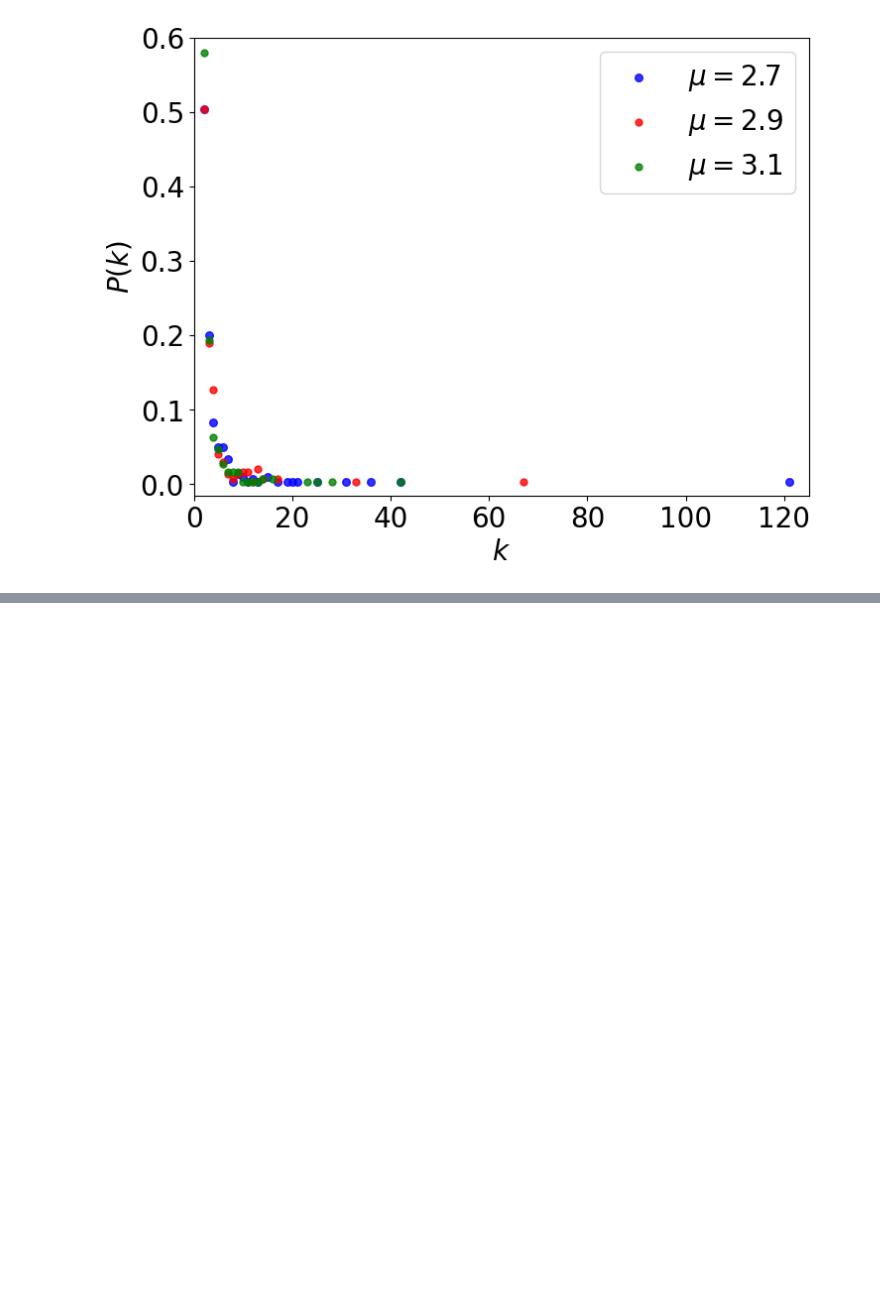
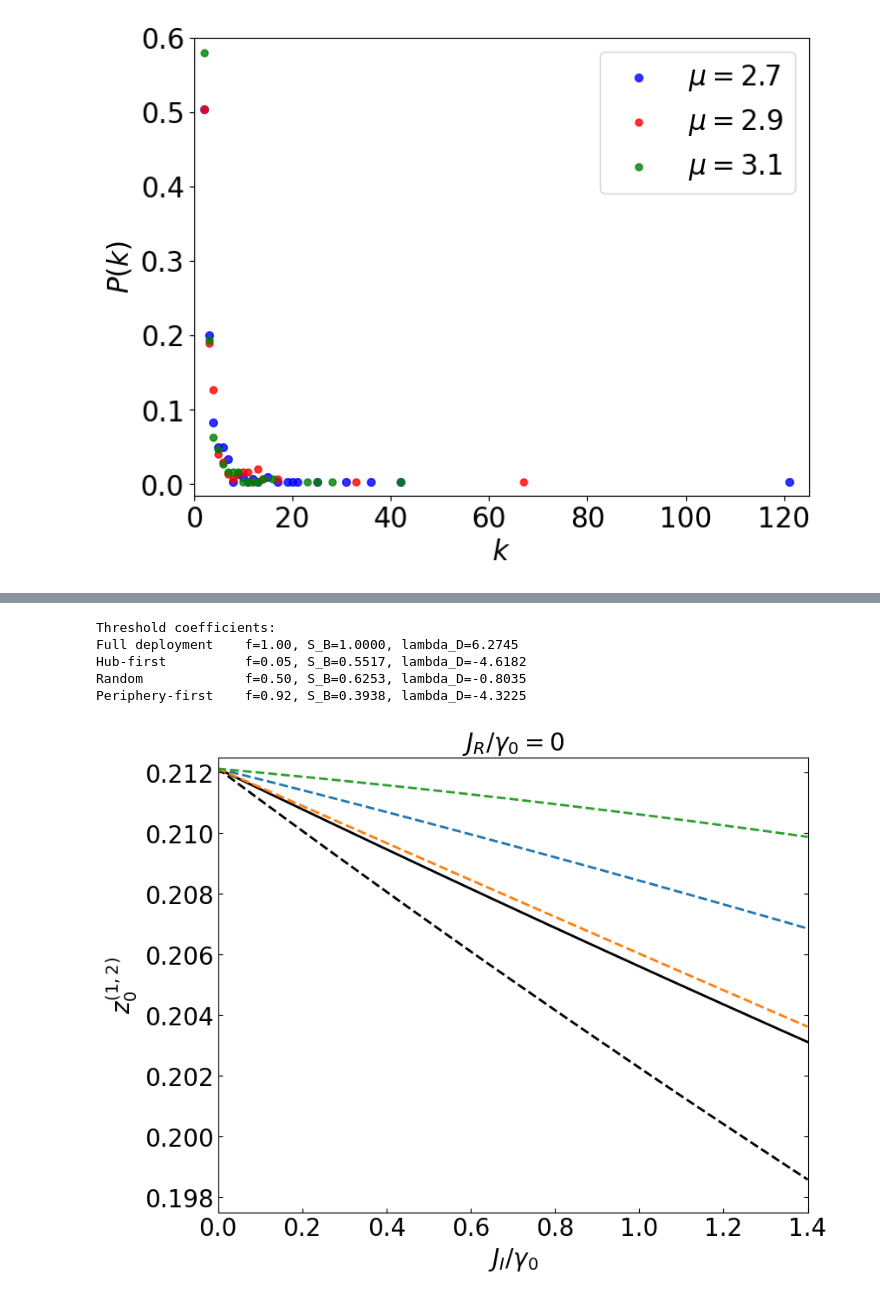
Before and after one commit to PVZ-creator/AI-strategies, a Jupyter notebook: Modeling_AI_strategies.ipynb, the cells around one changed output, grey strips where cells are left out. Cells and saved outputs as stored; diff of their text form; code cells hidden in the pictures; blank space fills up the shorter version.

```diff
--- a/Modeling_AI_strategies.ipynb
+++ b/Modeling_AI_strategies.ipynb
@@ -645,0 +1001,74 @@ plt.show()
+# %%
+# Threshold calculation for J_R/gamma_0 = 0
+threshold_nodes = sorted(G.nodes(), key=lambda node: (0, int(node)) if str(node).lstrip("-").isdigit() else (1, str(node)))
+threshold_A = nx.to_numpy_array(G, nodelist=threshold_nodes, dtype=float)
+threshold_degrees = np.array([G.degree(node) for node in threshold_nodes], dtype=float)
+threshold_eigenvalues, threshold_eigenvectors = np.linalg.eigh(threshold_A)
+threshold_lam1, threshold_lam2 = float(threshold_eigenvalues[-1]), float(threshold_eigenvalues[-2])
+threshold_u = np.real(threshold_eigenvectors[:, -1])
+if np.sum(threshold_u) < 0.0: threshold_u = -threshold_u
+threshold_u /= np.linalg.norm(threshold_u)
+
+threshold_specs = {"Hub-first": (0.05, "tab:blue"), "Random": (0.50, "tab:orange"), "Periphery-first": (0.92, "tab:green")}
+threshold_configurations = {}
+threshold_seed = 7
+
+for name, (fraction, color) in threshold_specs.items():
+    N0_threshold = int(round(fraction*len(threshold_nodes)))
+    if name == "Hub-first": indices = np.argsort(-threshold_degrees, kind="stable")[:N0_threshold]
+    elif name == "Random": indices = np.random.default_rng(threshold_seed).permutation(len(threshold_nodes))[:N0_threshold]
+    else: indices = np.argsort(threshold_degrees, kind="stable")[:N0_threshold]
+
+    eps = np.zeros(len(threshold_nodes), dtype=float)
+    eps[indices] = 1.0
+    S_B, c1, d1, Delta_eps = compute_overlaps(eps, threshold_u)
+    q_D = (eps*threshold_u-S_B*threshold_u)/c1
+    q_D /= np.linalg.norm(q_D)
+    threshold_configurations[name] = {"f": fraction, "S_B": float(S_B), "c1": float(c1), "d1": float(d1), "lambda_D": float(q_D@threshold_A@q_D), "color": color}
+
+threshold_configurations["Full deployment"] = {"f": 1.0, "S_B": 1.0, "c1": 0.0, "d1": 1.0, "lambda_D": threshold_lam2, "color": "black"}
+threshold_order = ["Full deployment", "Hub-first", "Random", "Periphery-first"]
+threshold_JI_values = np.linspace(-1.4, 1.4, 2001)
+threshold_GKSL_limit = 1.0-4.0*threshold_lam1*np.abs(threshold_JI_values)/gamma_plus
+
+J_R_threshold = 0.0
+Rmax_threshold = max(C, Gamma, gamma_plus, abs(M), abs(J_R_threshold)*threshold_lam1, np.max(np.abs(threshold_JI_values))*threshold_lam1)
+assert kappa/Rmax_threshold >= 100.0, f"Adiabatic condition fails for J_R={J_R_threshold}"
+threshold_data_JR0 = {}
+
+for name, item in threshold_configurations.items():
+    pairs = np.array([extract_two_roots(get_roots(item["S_B"], item["c1"], item["d1"], J_R_threshold, J_I_threshold, C, M, Gamma, threshold_lam1, item["lambda_D"])) for J_I_threshold in threshold_JI_values], dtype=float)
+    z1, z2 = pairs[:, 0], pairs[:, 1]
+    valid = np.isfinite(z1) & np.isfinite(z2) & (z1 > 0.0) & (z2 > 0.0) & (z1 <= 1.0) & (z2 <= 1.0) & (z1 <= threshold_GKSL_limit+1.0e-12) & (z2 <= threshold_GKSL_limit+1.0e-12)
+    threshold_data_JR0[name] = {"z1": z1, "z2": z2, "valid": valid}
+
+print("Threshold coefficients:")
+for name in threshold_order:
+    item = threshold_configurations[name]
+    print(f"{name:<18} f={item['f']:.2f}, S_B={item['S_B']:.4f}, lambda_D={item['lambda_D']:.4f}")
+
+strategy_handles = [Line2D([0], [0], color=threshold_configurations[name]["color"], linewidth=2.2, label=(r"Full deployment ($f=1$)" if name == "Full deployment" else rf"{name} ($f={threshold_configurations[name]['f']:.2f}$)")) for name in threshold_order]
+threshold_handles = [Line2D([0], [0], color="0.25", linestyle="--", linewidth=2.0, label=r"$z_0^{(1)}$"), Line2D([0], [0], color="0.25", linestyle="-", linewidth=2.0, label=r"$z_0^{(2)}$")]
+
+plot, ax = plt.subplots(figsize=(8, 7))
+plot.subplots_adjust(left=0.13, right=0.98, bottom=0.15, top=0.90)
+
+for name in threshold_order:
+    data = threshold_data_JR0[name]
+    ax.plot(threshold_JI_values, data["z1"], color=threshold_configurations[name]["color"], linestyle="--", linewidth=2.0)
+    ax.plot(threshold_JI_values, data["z2"], color=threshold_configurations[name]["color"], linestyle="-", linewidth=2.0)
+
+ax.set_xlim(0.0, 1.4)
+ax.set_ylim(0.1975, 0.2125)
+ax.set_xlabel(r"$J_I/\gamma_0$", fontsize=20)
+ax.set_ylabel(r"$z_0^{(1,2)}$", fontsize=20)
+ax.set_title(r"$J_R/\gamma_0=0$", fontsize=20)
+ax.tick_params(direction="in", top=False, right=True, labelsize=20)
+plt.show()
+# %% [output]
+Threshold coefficients:
+Full deployment    f=1.00, S_B=1.0000, lambda_D=6.2745
+Hub-first          f=0.05, S_B=0.5517, lambda_D=-4.6182
+Random             f=0.50, S_B=0.6253, lambda_D=-0.8035
+Periphery-first    f=0.92, S_B=0.3938, lambda_D=-4.3225
+[figure, added]
```
Also changed, not shown: parts of 23 cells of this notebook.
